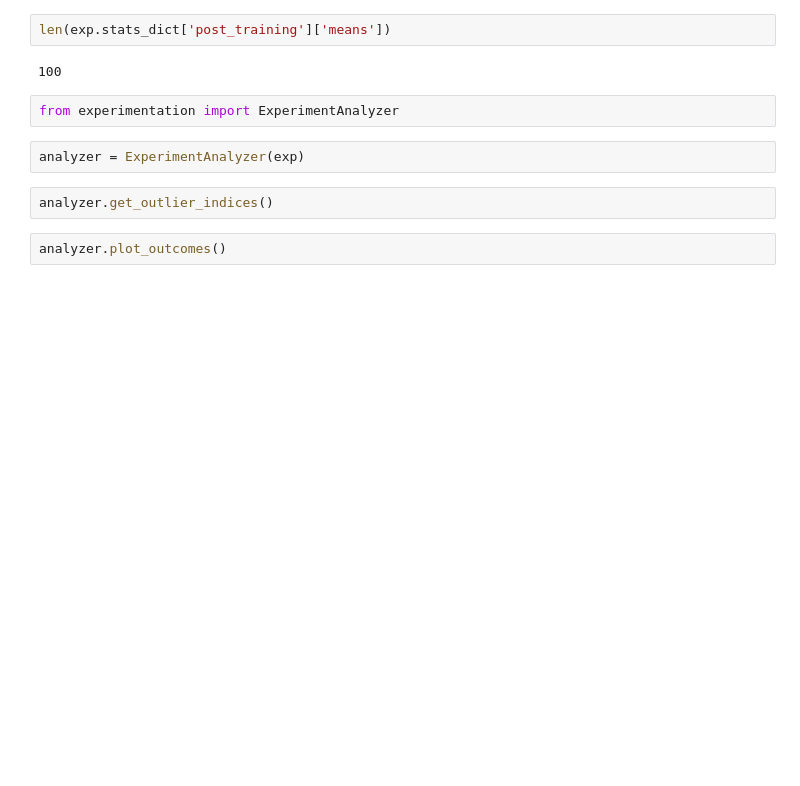
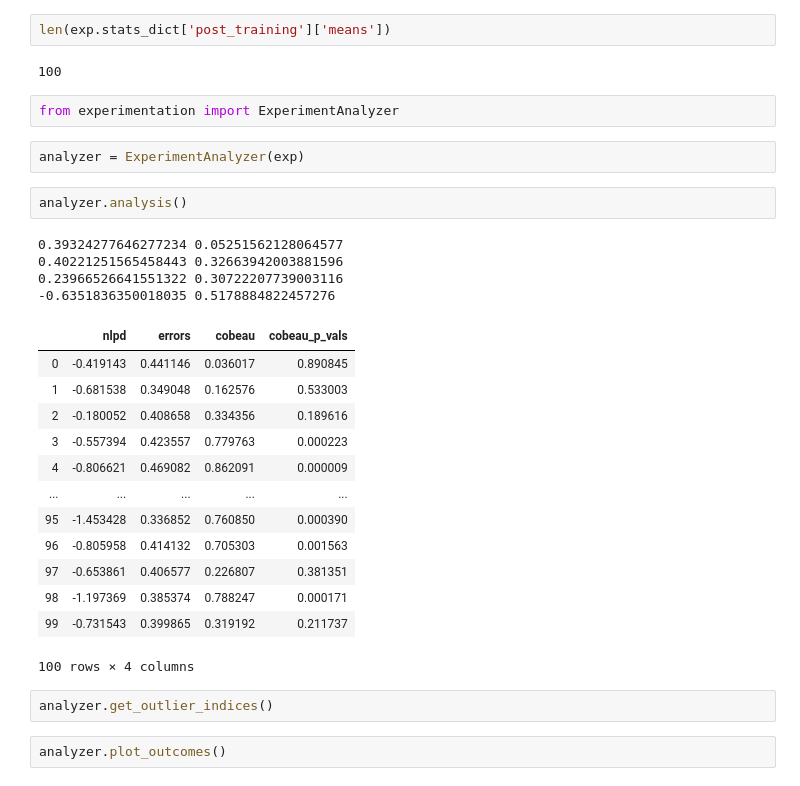
Before and after one commit to wooohoooo/uncertainty_regression_pytorch, a Jupyter notebook: models/analysis.ipynb, the cells around one changed output. Drawn from its saved outputs; the diff is of its cells as text; blank space fills up the shorter version.

```diff
--- a/models/analysis.ipynb
+++ b/models/analysis.ipynb
@@ -33,6 +40,26 @@ len(exp.stats_dict['post_training']['means'])
 from experimentation import ExperimentAnalyzer
 # %%
 analyzer = ExperimentAnalyzer(exp)
+# %%
+analyzer.analysis()
+# %% [output]
+0.39324277646277234 0.05251562128064577
+0.40221251565458443 0.32663942003881596
+0.23966526641551322 0.30722207739003116
+-0.6351836350018035 0.5178884822457276
+|  | nlpd | errors | cobeau | cobeau_p_vals |
+| 0 | -0.419143 | 0.441146 | 0.036017 | 0.890845 |
+| 1 | -0.681538 | 0.349048 | 0.162576 | 0.533003 |
+| 2 | -0.180052 | 0.408658 | 0.334356 | 0.189616 |
+| 3 | -0.557394 | 0.423557 | 0.779763 | 0.000223 |
+| 4 | -0.806621 | 0.469082 | 0.862091 | 0.000009 |
+| ... | ... | ... | ... | ... |
+| 95 | -1.453428 | 0.336852 | 0.760850 | 0.000390 |
+| 96 | -0.805958 | 0.414132 | 0.705303 | 0.001563 |
+| 97 | -0.653861 | 0.406577 | 0.226807 | 0.381351 |
+| 98 | -1.197369 | 0.385374 | 0.788247 | 0.000171 |
+| 99 | -0.731543 | 0.399865 | 0.319192 | 0.211737 |
+100 rows × 4 columns
 # %%
 analyzer.get_outlier_indices()
 # %%
```
Also changed, not shown: parts of 2 cells of this notebook, 5 other files.
